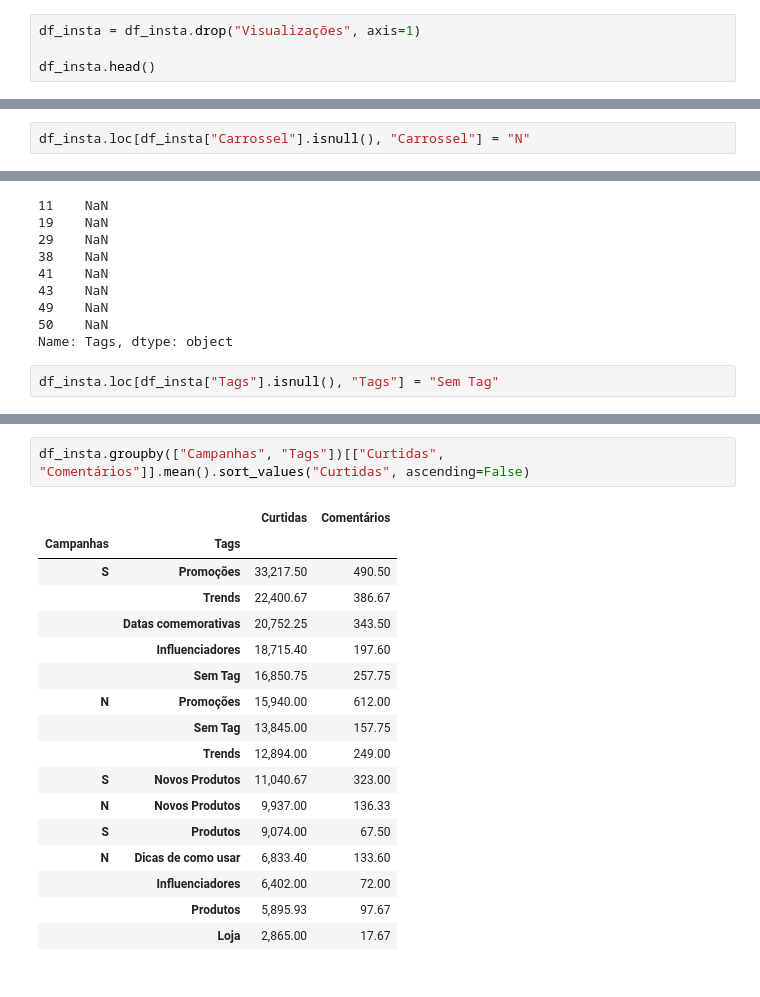
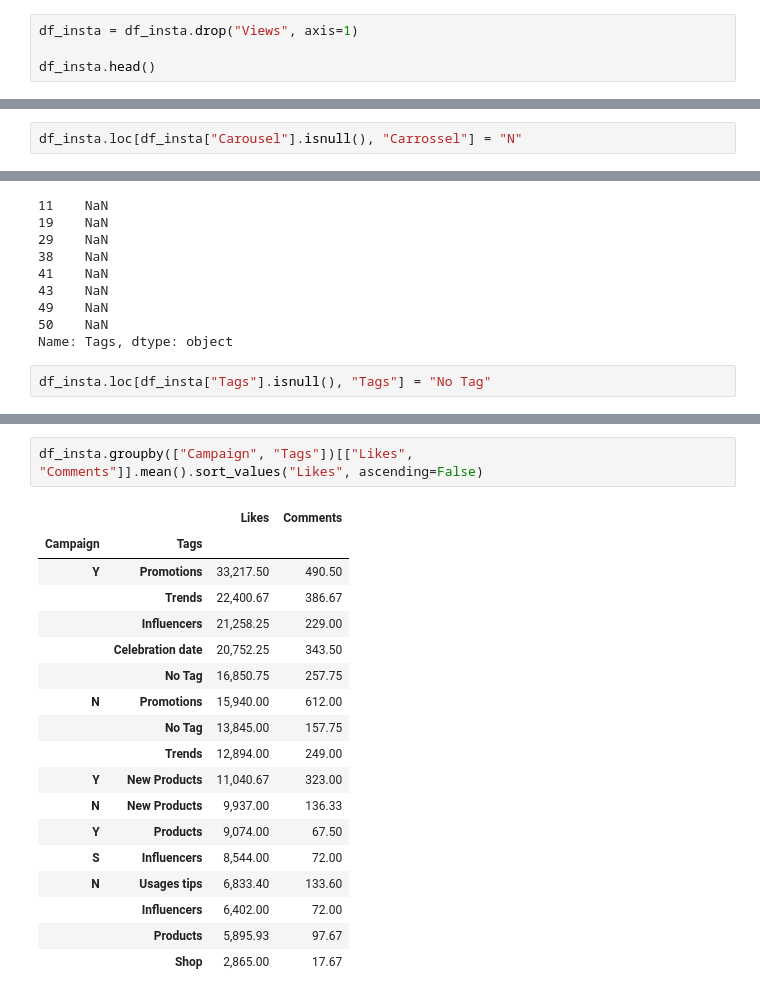
Before and after one commit to galhanogabriel/Project-Instagram-Analysis, a Jupyter notebook: notebooks/01_GG_analise_projeto.ipynb, the cells around one changed output, grey strips where cells are left out. Saved outputs shown, nothing was run; the diff lists cells and outputs as text.

```diff
--- a/notebooks/01_GG_analise_projeto.ipynb
+++ b/notebooks/01_GG_analise_projeto.ipynb
@@ -24,5 +26,5 @@ df_insta.head()
 # %%
-df_insta = df_insta.drop("Visualizações", axis=1)
+df_insta = df_insta.drop("Views", axis=1)
 
 df_insta.head()
 # %% [output]
@@ -98,5 +100,5 @@ A fazer: Assumir que os valores nulos na coluna "carrossel" representam "N", já
 # %%
-df_insta.loc[df_insta["Carrossel"].isnull(), "Carrossel"] = "N"
+df_insta.loc[df_insta["Carousel"].isnull(), "Carrossel"] = "N"
 # %%
 df_insta.info()
 # %% [output]
@@ -303,5 +308,5 @@ df_insta.loc[df_insta["Tags"].isnull(), "Tags"]
 50    NaN
 Name: Tags, dtype: object
 # %%
-df_insta.loc[df_insta["Tags"].isnull(), "Tags"] = "Sem Tag"
+df_insta.loc[df_insta["Tags"].isnull(), "Tags"] = "No Tag"
 # %%
@@ -339,20 +344,21 @@ df_insta.groupby(["Pessoas", "Tags"])[["Curtidas", "Comentários"]].mean().sort_
 # %%
-df_insta.groupby(["Campanhas", "Tags"])[["Curtidas", "Comentários"]].mean().sort_values("Curtidas", ascending=False)
+df_insta.groupby(["Campaign", "Tags"])[["Likes", "Comments"]].mean().sort_values("Likes", ascending=False)
 # %% [output]
-|  |  | Curtidas | Comentários |
-| Campanhas | Tags |  |  |
-| S | Promoções | 33,217.50 | 490.50 |
+|  |  | Likes | Comments |
+| Campaign | Tags |  |  |
+| Y | Promotions | 33,217.50 | 490.50 |
 |  | Trends | 22,400.67 | 386.67 |
-|  | Datas comemorativas | 20,752.25 | 343.50 |
-|  | Influenciadores | 18,715.40 | 197.60 |
-|  | Sem Tag | 16,850.75 | 257.75 |
-| N | Promoções | 15,940.00 | 612.00 |
-|  | Sem Tag | 13,845.00 | 157.75 |
+|  | Influencers | 21,258.25 | 229.00 |
+|  | Celebration date | 20,752.25 | 343.50 |
+|  | No Tag | 16,850.75 | 257.75 |
+| N | Promotions | 15,940.00 | 612.00 |
+|  | No Tag | 13,845.00 | 157.75 |
 |  | Trends | 12,894.00 | 249.00 |
-| S | Novos Produtos | 11,040.67 | 323.00 |
-| N | Novos Produtos | 9,937.00 | 136.33 |
-| S | Produtos | 9,074.00 | 67.50 |
-| N | Dicas de como usar | 6,833.40 | 133.60 |
-|  | Influenciadores | 6,402.00 | 72.00 |
-|  | Produtos | 5,895.93 | 97.67 |
-|  | Loja | 2,865.00 | 17.67 |
+| Y | New Products | 11,040.67 | 323.00 |
+| N | New Products | 9,937.00 | 136.33 |
+| Y | Products | 9,074.00 | 67.50 |
+| S | Influencers | 8,544.00 | 72.00 |
+| N | Usages tips | 6,833.40 | 133.60 |
+|  | Influencers | 6,402.00 | 72.00 |
+|  | Products | 5,895.93 | 97.67 |
+|  | Shop | 2,865.00 | 17.67 |
```
Also changed, not shown: parts of 50 cells of this notebook.
